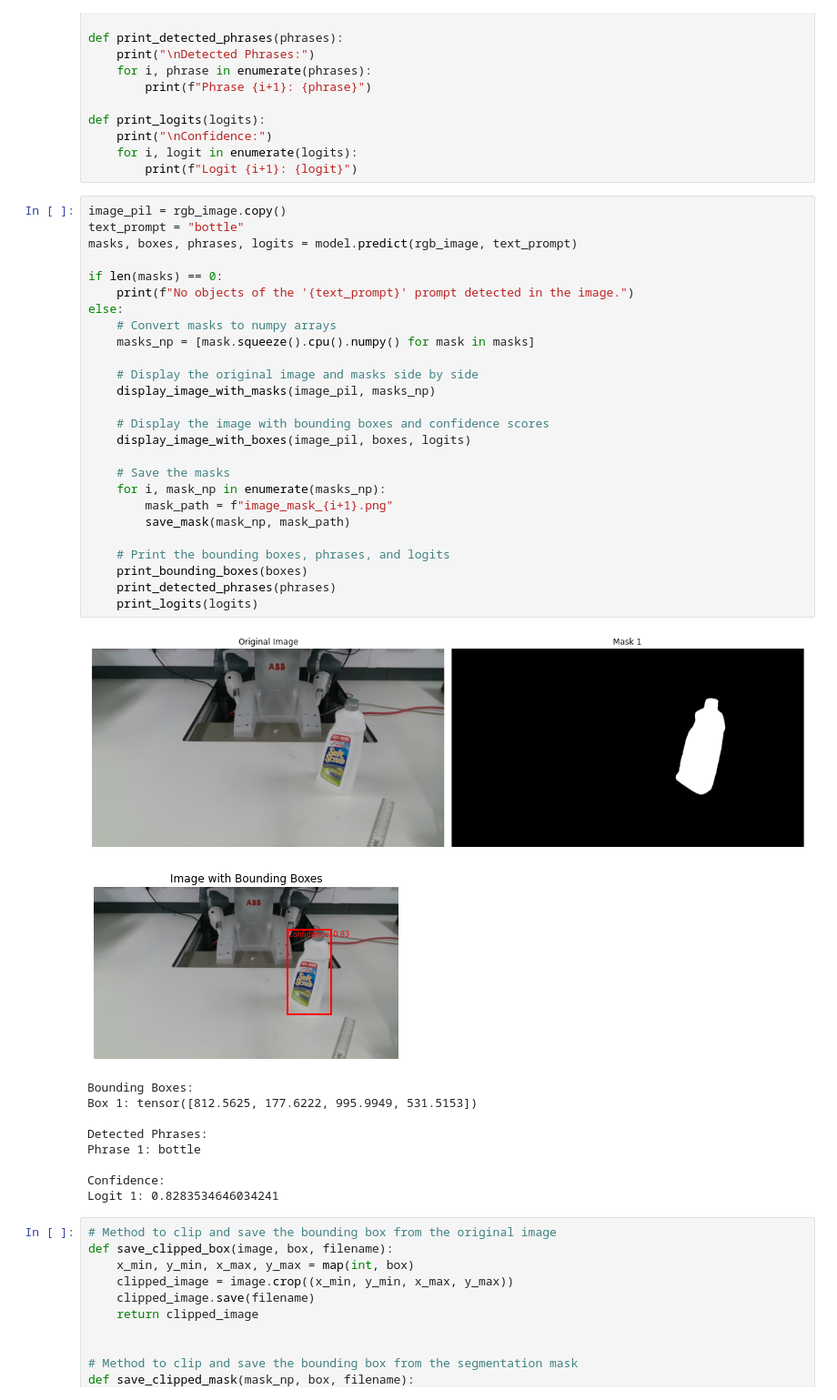
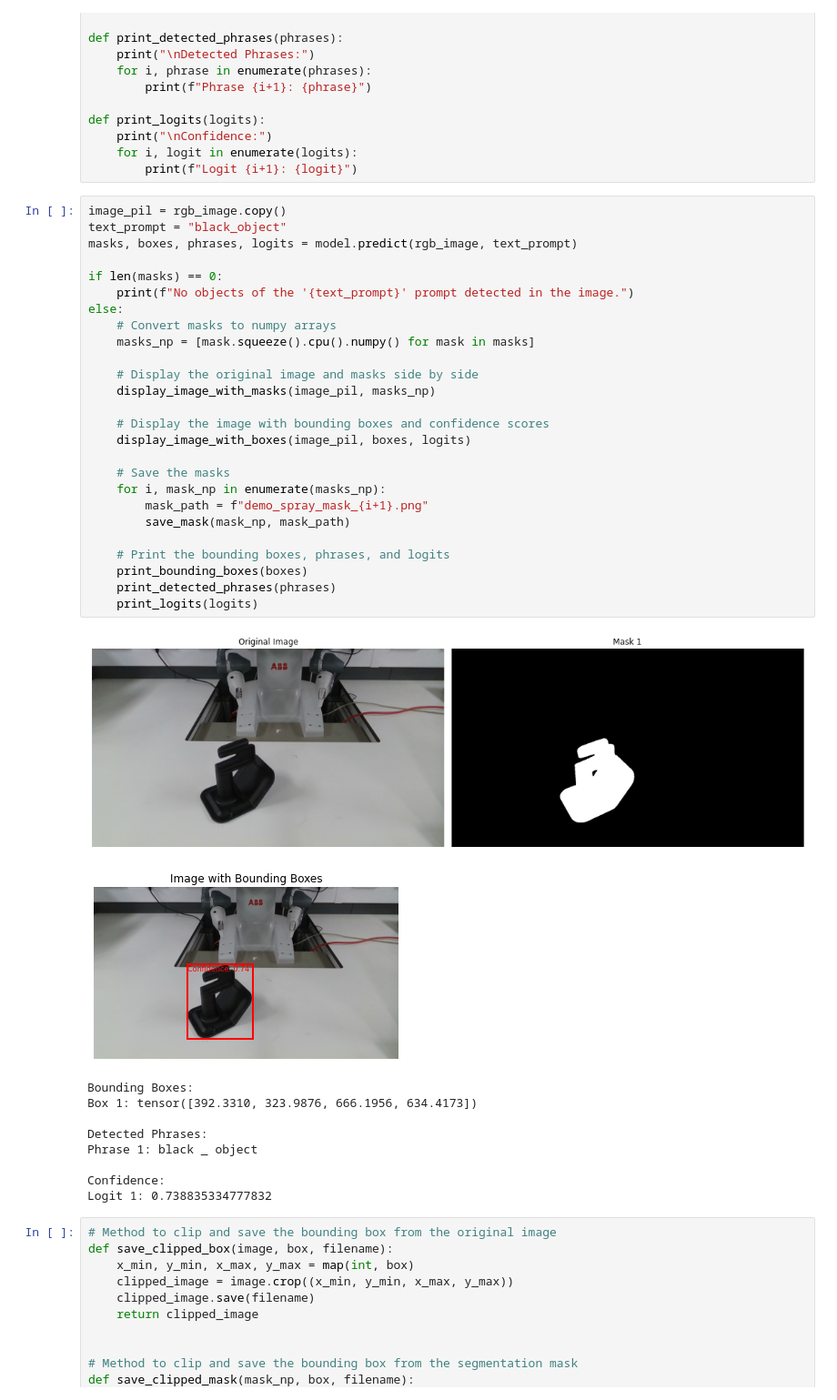
Before and after one commit to yw14218/yumi_oneshot, a Jupyter notebook: collect_image.ipynb, the cells around one changed output. Shown at 91% size. Cells and saved outputs as stored; diff of their text form.

```diff
--- a/collect_image.ipynb
+++ b/collect_image.ipynb
@@ -91,41 +94,41 @@ def print_logits(logits):
         print(f"Logit {i+1}: {logit}")
 # %%
 image_pil = rgb_image.copy()
-text_prompt = "bottle"
+text_prompt = "black_object"
 masks, boxes, phrases, logits = model.predict(rgb_image, text_prompt)
 
 if len(masks) == 0:
     print(f"No objects of the '{text_prompt}' prompt detected in the image.")
 else:
     # Convert masks to numpy arrays
     masks_np = [mask.squeeze().cpu().numpy() for mask in masks]
 
     # Display the original image and masks side by side
     display_image_with_masks(image_pil, masks_np)
 
     # Display the image with bounding boxes and confidence scores
     display_image_with_boxes(image_pil, boxes, logits)
 
     # Save the masks
     for i, mask_np in enumerate(masks_np):
-        mask_path = f"image_mask_{i+1}.png"
+        mask_path = f"demo_spray_mask_{i+1}.png"
         save_mask(mask_np, mask_path)
 
     # Print the bounding boxes, phrases, and logits
     print_bounding_boxes(boxes)
     print_detected_phrases(phrases)
     print_logits(logits)
 # %% [output]
-[figure, old version]
+[figure, new version]
-[figure, old version]
+[figure, new version]
 Bounding Boxes:
-Box 1: tensor([812.5625, 177.6222, 995.9949, 531.5153])
+Box 1: tensor([392.3310, 323.9876, 666.1956, 634.4173])
 
 Detected Phrases:
-Phrase 1: bottle
+Phrase 1: black _ object
 
 Confidence:
-Logit 1: 0.8283534646034241
+Logit 1: 0.738835334777832
 # %%
 # Method to clip and save the bounding box from the original image
 def save_clipped_box(image, box, filename):
```
Also changed, not shown: parts of 2 cells of this notebook, 34 other files.
